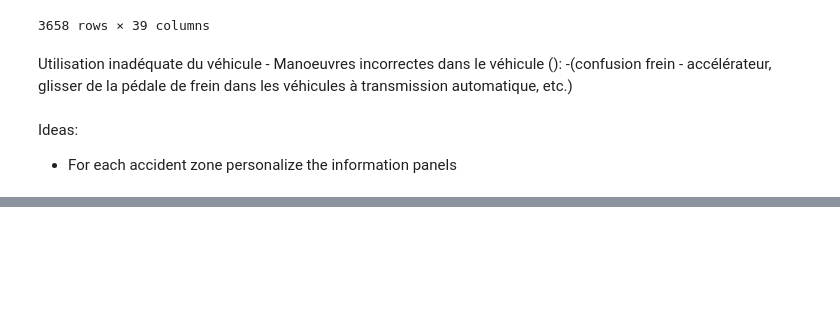
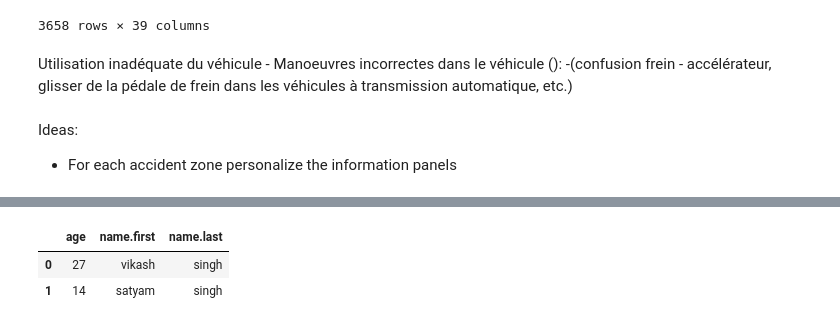
Before and after one commit to LucaZampieri/ADA_homework_LMX, a Jupyter notebook: LMX_Project/LUCA/Geneva_accidents_luca.ipynb, the cells around one changed output, grey strips where cells are left out. Saved outputs shown, nothing was run; the diff lists cells and outputs as text; code cells hidden in the pictures; blank space fills up the shorter version.

```diff
--- a/LMX_Project/LUCA/Geneva_accidents_luca.ipynb
+++ b/LMX_Project/LUCA/Geneva_accidents_luca.ipynb
@@ -570,0 +855,25 @@ rank_json3
+# %%
+from pandas.io.json import json_normalize
+data = [
+  {
+    'name': {
+      'first': 'vikash',
+      'last': 'singh'
+    },
+    'age': 27
+  },
+  {
+    'name': {
+      'first': 'satyam',
+      'last': 'singh'
+    },
+    'age': 14
+  }
+]
+
+df = pd.DataFrame.from_dict(json_normalize(data), orient='columns')
+df
+# %% [output]
+|  | age | name.first | name.last |
+| 0 | 27 | vikash | singh |
+| 1 | 14 | satyam | singh |
```
Also changed, not shown: parts of 41 cells of this notebook, 7 other files.
